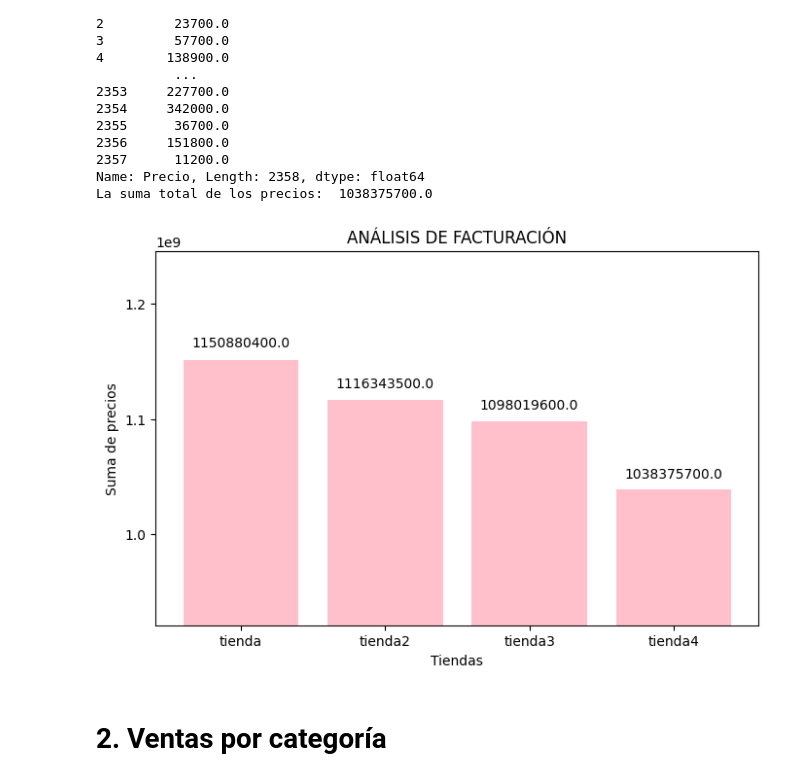
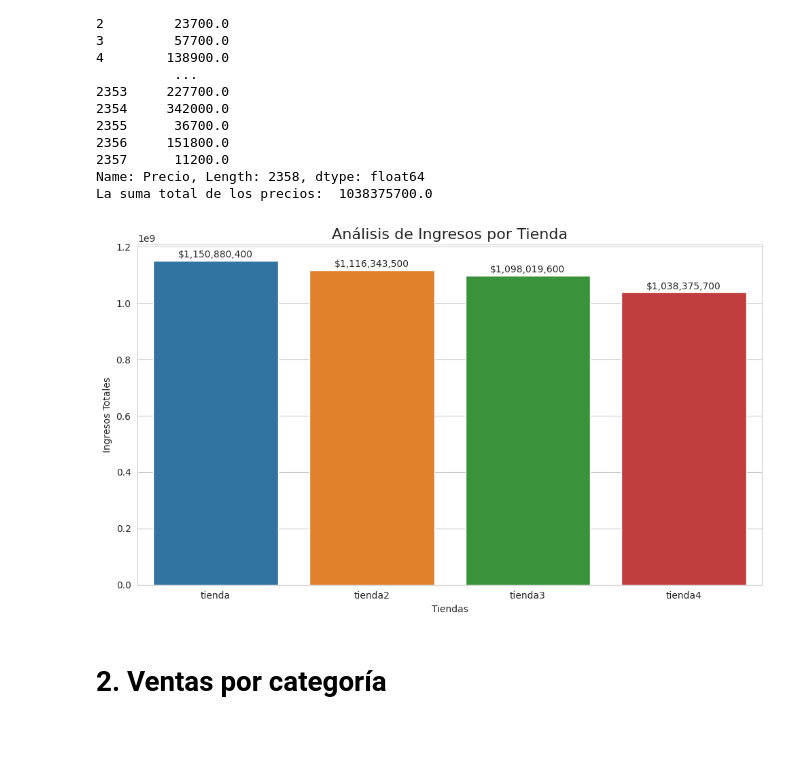
Before and after one commit to angelesGladin/challenge-data-science, a Jupyter notebook: AluraStoreLatam.ipynb, the cells around one changed output. Drawn from its saved outputs; the diff is of its cells as text; code cells hidden in the pictures; blank space fills up the shorter version.

```diff
--- a/AluraStoreLatam.ipynb
+++ b/AluraStoreLatam.ipynb
@@ -136,25 +137,30 @@ Lista de precios de tienda:
 Name: Precio, Length: 2358, dtype: float64
 La suma total de los precios:  1038375700.0
 # %%
-lista_tienda = ['tienda', 'tienda2', 'tienda3', 'tienda4']
-
 #comparacionde de resultados de los precios de cada tienda
 import matplotlib.pyplot as plt
+import seaborn as sns
+
+#creando el DF para graficar con seaborn
+ingresos = pd.DataFrame({'Tienda': lista_tienda, 'Ingresos Totales': lista_sumas})
 
 #impresion de grafica
+sns.set_style("whitegrid")
+plt.figure(figsize=(10, 6))
+ax = sns.barplot(data = ingresos, x  ='Tienda', y='Ingresos Totales', hue = 'Tienda', legend = False)
 
-plt.figure(figsize= (8, 5))
-plt.bar(lista_tienda, lista_sumas, color ='pink')
+# Título y etiquetas
+plt.title('Análisis de Ingresos por Tienda', fontsize=16)
+plt.xlabel('Tiendas')
+plt.ylabel('Ingresos Totales')
 
-plt.title( 'ANÁLISIS DE FACTURACIÓN')
-plt.xlabel('Tiendas')
-plt.ylabel( 'Suma de precios')
-plt.ylim(lista_sumas[0] * .8, lista_sumas[3] * 1.2)
-plt.yticks([1000000000.0, 1100000000.0, 1200000000.0])
+# Mostrar valores arriba de cada barra
+for i, valor in enumerate(lista_sumas):
+    ax.text(i, valor * 1.01, f'${valor:,.0f}', ha='center', fontsize=10)
 
-# Mostrar valores encima de cada barra
-for i, valor in enumerate( lista_sumas): plt. text(i, valor * 1.01, str(valor), ha= 'center')
+plt.tight_layout()
+plt.show()
 # %% [output]
-[figure, old version]
+[figure, new version]
 # %% [markdown]
 # 2. Ventas por categoría
```
Also changed, not shown: parts of 5 cells of this notebook.
